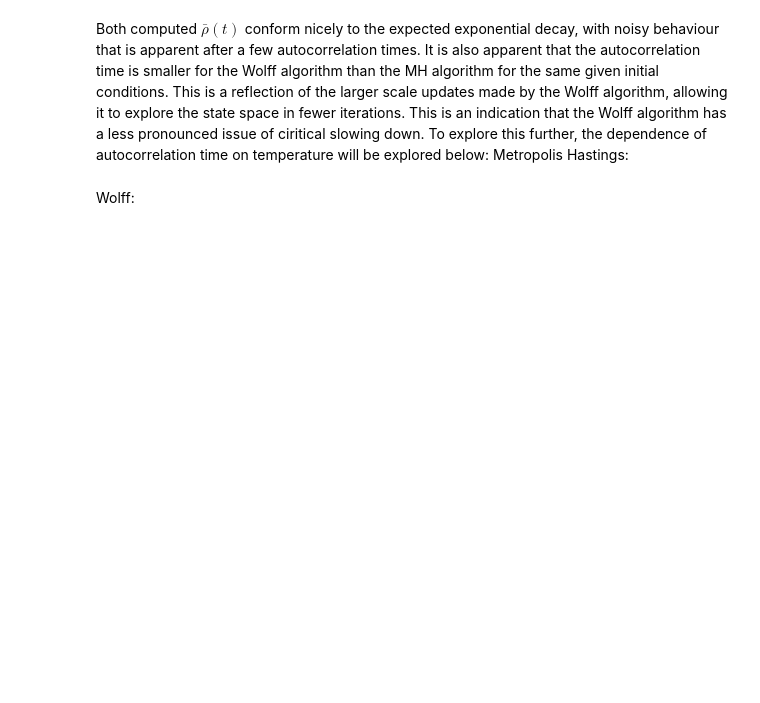
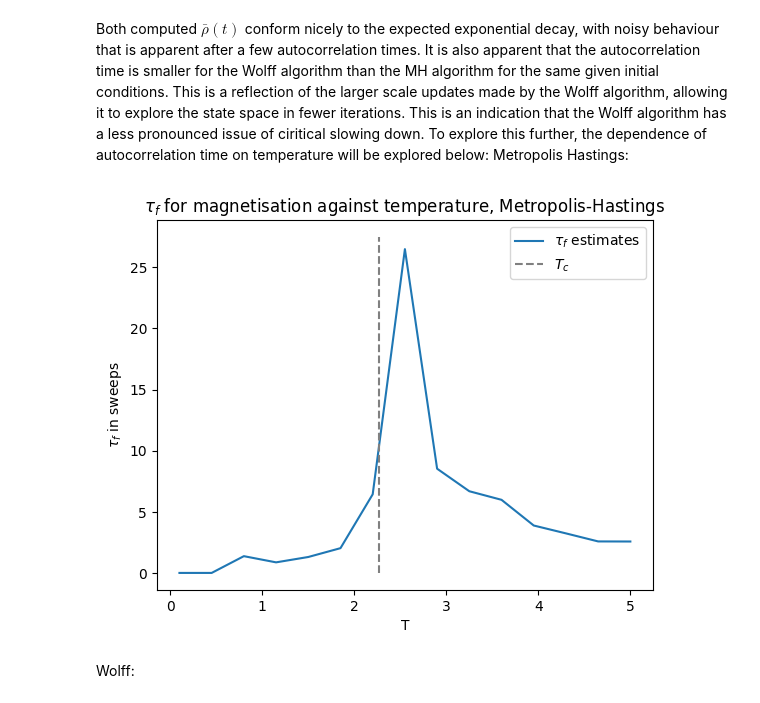
Before and after one commit to Part-II-Computational-Physics/cluster-algorithms-for-monte-carlo-jbd29, a Jupyter notebook: isiing set up 2.ipynb, the cells around one changed output. Cells and saved outputs as stored; diff of their text form; code cells hidden in the pictures; blank space fills up the shorter version.

```diff
--- a/isiing set up 2.ipynb
+++ b/isiing set up 2.ipynb
@@ -514,16 +526,19 @@ for T in Ts:
     sweeps_tau_f = estimate_correlation_time(autocov)/np.size(lattice)
     autocorr_times.append(sweeps_tau_f)
 # %%
+np.save('MH_autocorrelation_against_T', autocorr_times)
 # plot the data:
-plt.plot(T,autocorr_times, label = r'$\tau_f$ estimates')
+plt.plot(Ts,autocorr_times, label = r'$\tau_f$ estimates')
 # mark T_c:
 plt.plot(np.full((10,1),T_c),np.linspace(0,np.max(autocorr_times)+1,10), color = 'gray', linestyle = '--', label = r'$T_c$')
 plt.xticks([0,1,2,3,4,5])
 plt.legend()
 plt.xlabel('T')
 plt.ylabel(r'$\tau_f$ in sweeps')
 plt.title(r'$\tau_f$ for magnetisation against temperature, Metropolis-Hastings')
 plt.show()
+# %% [output]
+[figure, added]
 # %% [markdown]
 Wolff:
 # %%
```
Also changed, not shown: parts of 6 cells of this notebook.
